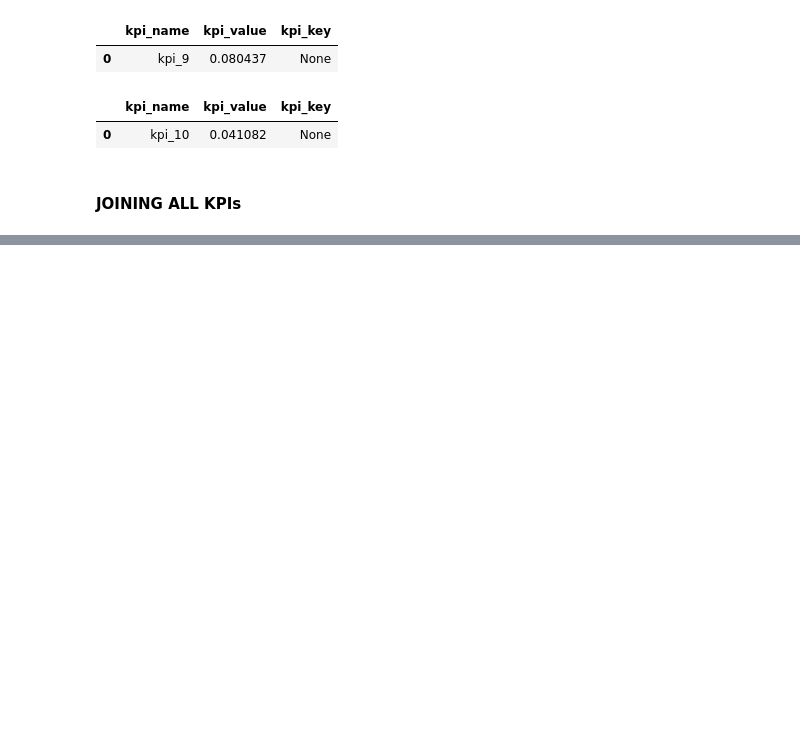
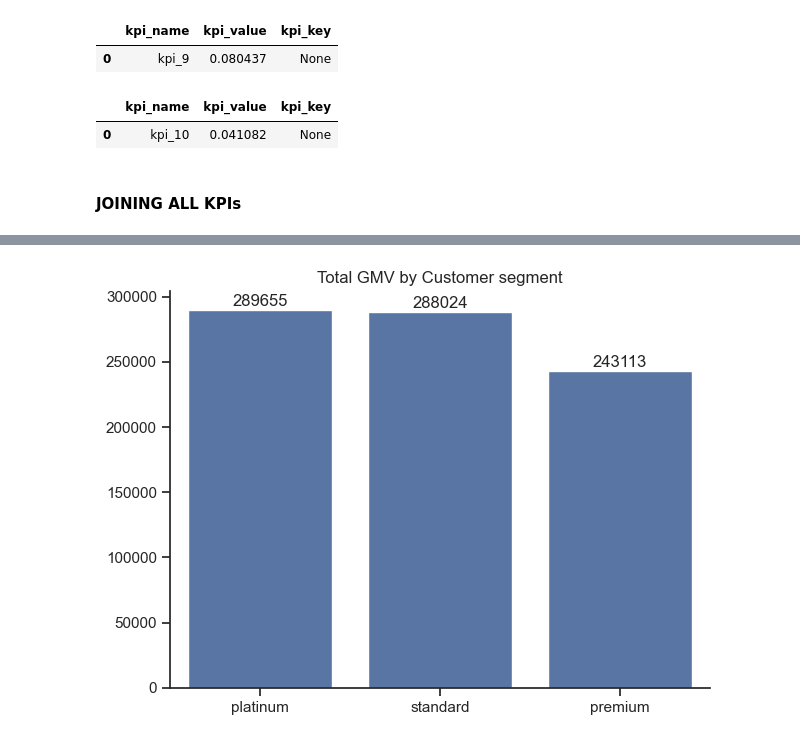
Before and after one commit to spython001/dataflow_inc_analysis, a Jupyter notebook: dtCleaning.ipynb, the cells around one changed output, grey strips where cells are left out. Cells and saved outputs as stored; diff of their text form; code cells hidden in the pictures; blank space fills up the shorter version.

```diff
--- a/dtCleaning.ipynb
+++ b/dtCleaning.ipynb
@@ -532,0 +625,20 @@ kpis_final
+# %%
+# 3. Total gmv by Customer segment
+
+customer_gmv = df_clean.groupby('customer_segment', as_index=False)['order_amount_old'].sum()
+customer_gmv_sorted = customer_gmv.sort_values(by='order_amount_old', ascending=False)
+
+sns.set_theme(style='ticks')
+ax = sns.barplot(data=customer_gmv_sorted, x='customer_segment', y='order_amount_old')
+sns.despine()
+plt.title('Total GMV by Customer segment')
+plt.ylabel('')
+plt.xlabel('')
+
+for container in ax.containers:
+    ax.bar_label(container, padding=1)
+
+plt.tight_layout()
+plt.show()
+# %% [output]
+[figure, added]
```
Also changed, not shown: parts of 13 cells of this notebook, 1 other file.
